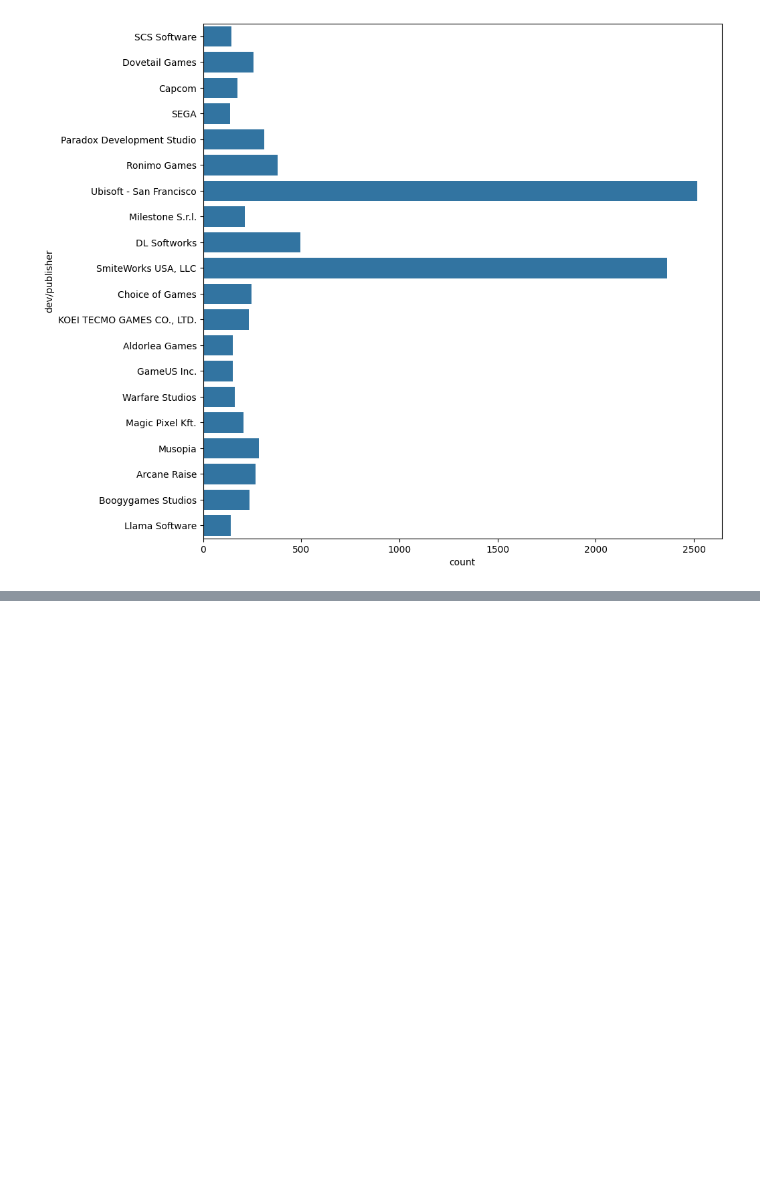
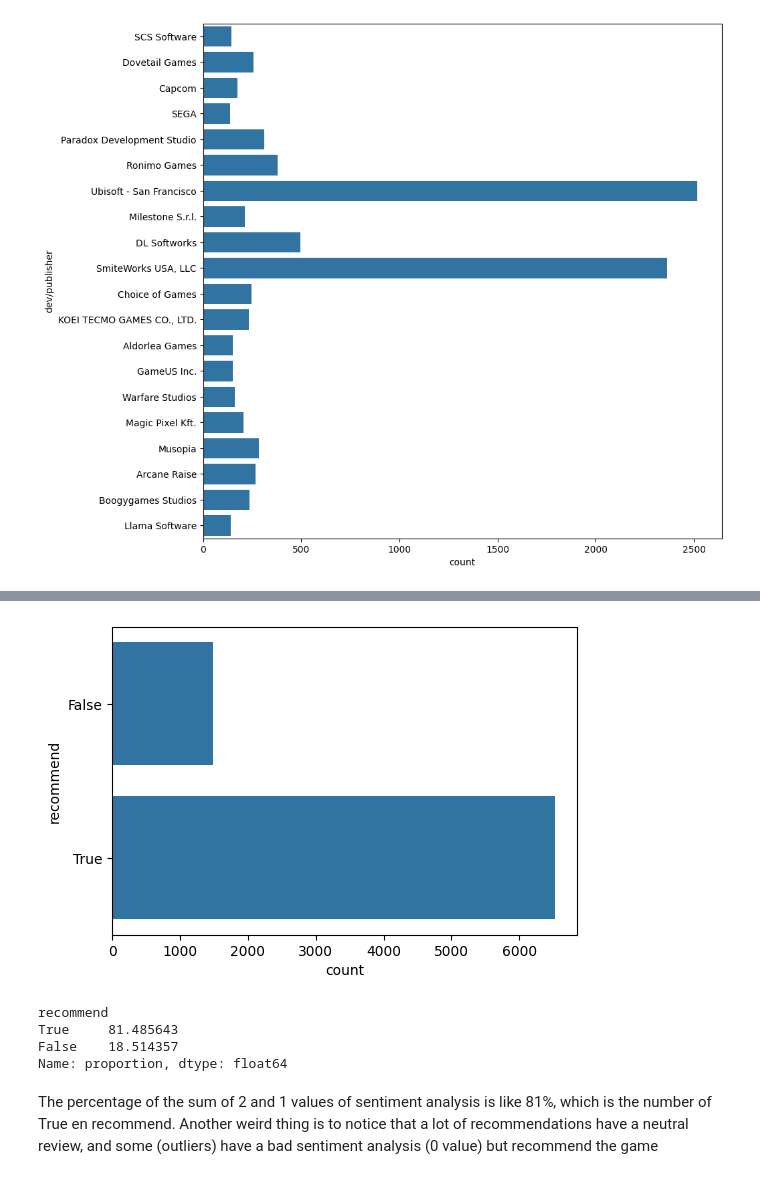
Before and after one commit to pablorobba/Proyecto_Individual_STEAM, a Jupyter notebook: 4 - EDA.ipynb, the cells around one changed output, grey strips where cells are left out. Saved outputs shown, nothing was run; the diff lists cells and outputs as text; code cells hidden in the pictures; blank space fills up the shorter version.

```diff
--- a/4 - EDA.ipynb
+++ b/4 - EDA.ipynb
@@ -154,0 +265,18 @@ filtered_df
+# %%
+plt.figure(figsize=(6, 4))
+sns.countplot(data=df_reviews, y='recommend', orient='v')
+plt.show()
+# %% [output]
+[figure, added]
+# %%
+percentage = df_reviews['recommend'].value_counts(normalize=True) * 100
+
+# Mostrar los porcentajes
+print(percentage)
+# %% [output]
+recommend
+True     81.485643
+False    18.514357
+Name: proportion, dtype: float64
+# %% [markdown]
+The percentage of the sum of 2 and 1 values of sentiment analysis is like 81%, which is the number of True en recommend. Another weird thing is to notice that a lot of recommendations have a neutral review, and some (outliers) have a bad sentiment analysis (0 value) but recommend the game
```
Also changed, not shown: parts of 52 cells of this notebook, 3 other files.
